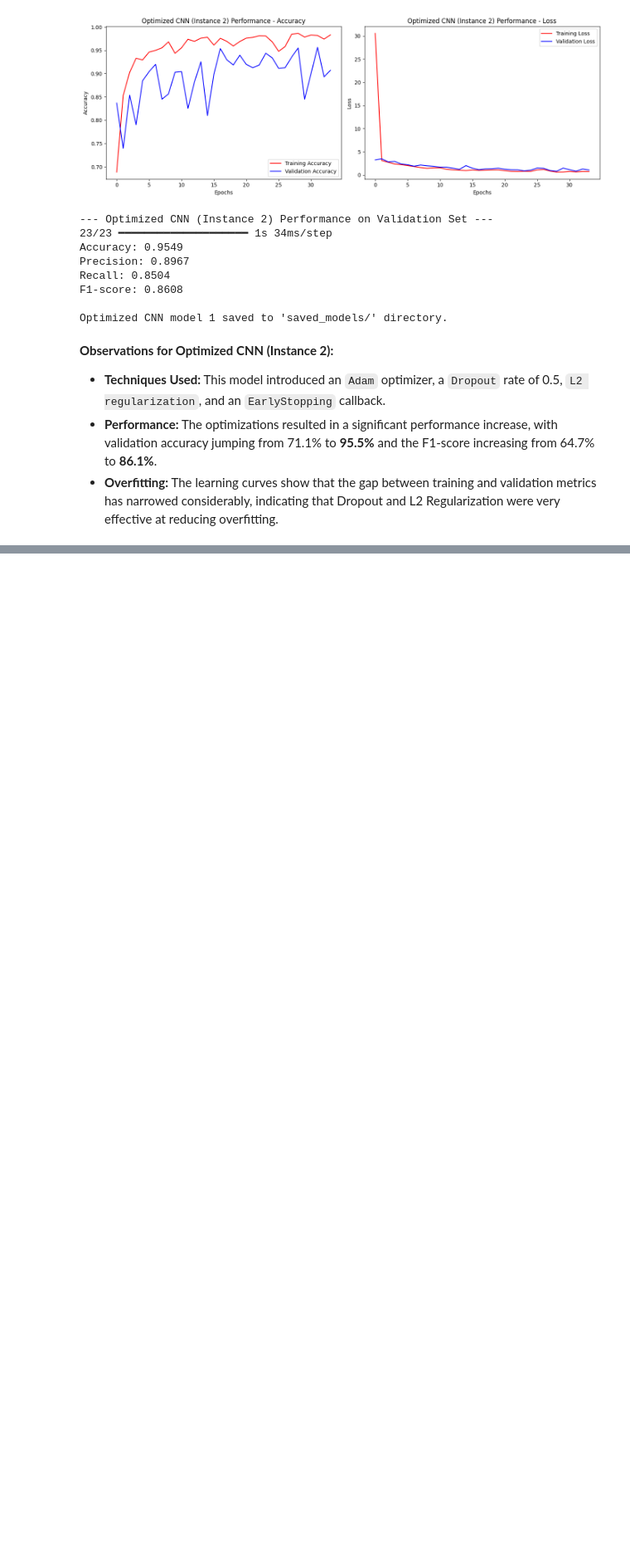
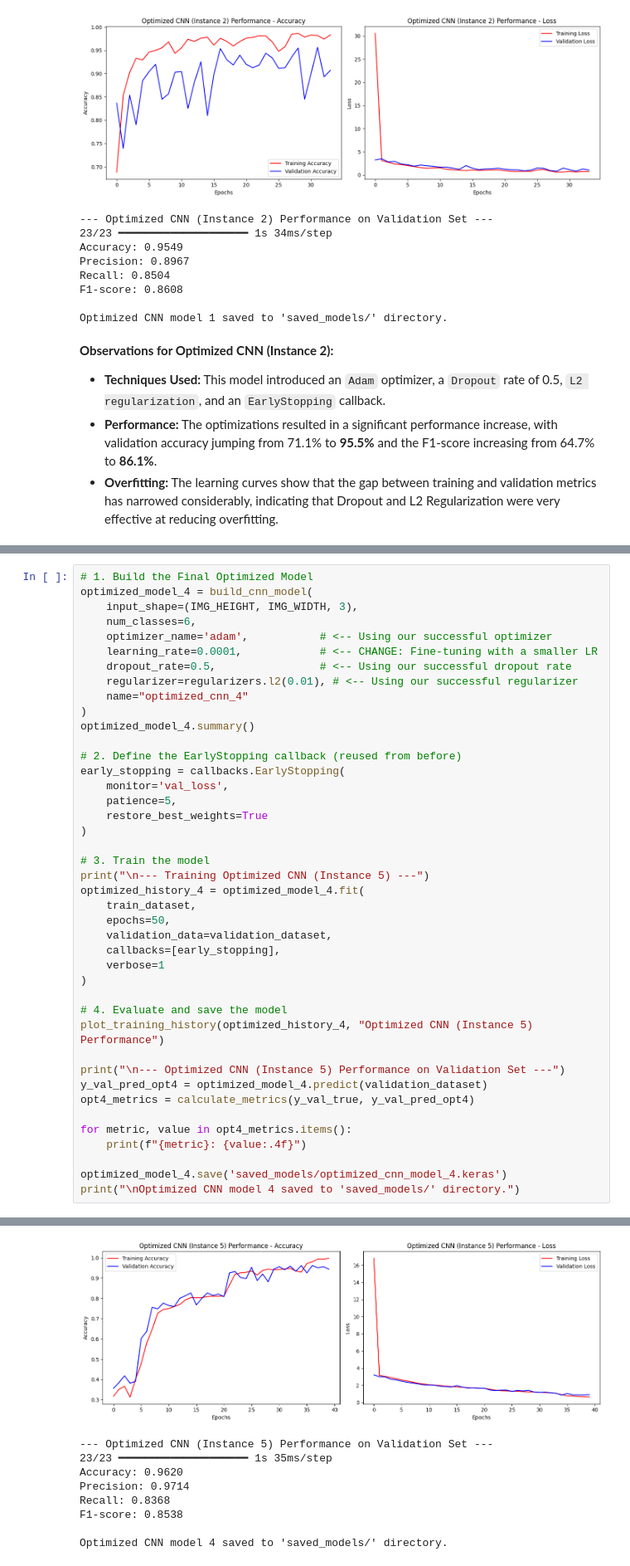
Before and after one commit to Christianib003/rinda-project, a Jupyter notebook: notebook.ipynb, the cells around one changed output, grey strips where cells are left out. Shown at 83% size. Drawn from its saved outputs; the diff is of its cells as text; blank space fills up the shorter version.

```diff
--- a/notebook.ipynb
+++ b/notebook.ipynb
@@ -791,0 +998,43 @@ Optimized CNN model 1 saved to 'saved_models/' directory.
+# %%
+# 1. Build the Final Optimized Model
+optimized_model_4 = build_cnn_model(
+    input_shape=(IMG_HEIGHT, IMG_WIDTH, 3),
+    num_classes=6,
+    optimizer_name='adam',           # <-- Using our successful optimizer
+    learning_rate=0.0001,            # <-- CHANGE: Fine-tuning with a smaller LR
+    dropout_rate=0.5,                # <-- Using our successful dropout rate
+    regularizer=regularizers.l2(0.01), # <-- Using our successful regularizer
+    name="optimized_cnn_4"
+)
+optimized_model_4.summary()
+
+# 2. Define the EarlyStopping callback (reused from before)
+early_stopping = callbacks.EarlyStopping(
+    monitor='val_loss',
+    patience=5,
+    restore_best_weights=True
+)
+
+# 3. Train the model
+print("\n--- Training Optimized CNN (Instance 5) ---")
+optimized_history_4 = optimized_model_4.fit(
+    train_dataset,
+    epochs=50,
+    validation_data=validation_dataset,
+    callbacks=[early_stopping],
+    verbose=1
+)
+
+# 4. Evaluate and save the model
+plot_training_history(optimized_history_4, "Optimized CNN (Instance 5) Performance")
+
+print("\n--- Optimized CNN (Instance 5) Performance on Validation Set ---")
+y_val_pred_opt4 = optimized_model_4.predict(validation_dataset)
+opt4_metrics = calculate_metrics(y_val_true, y_val_pred_opt4)
+
+for metric, value in opt4_metrics.items():
+    print(f"{metric}: {value:.4f}")
+
+optimized_model_4.save('saved_models/optimized_cnn_model_4.keras')
+print("\nOptimized CNN model 4 saved to 'saved_models/' directory.")
+# %% [output]
@@ -791,0 +1081,9 @@ Optimized CNN model 1 saved to 'saved_models/' directory.
+[figure, added]
+--- Optimized CNN (Instance 5) Performance on Validation Set ---
+23/23 ━━━━━━━━━━━━━━━━━━━━ 1s 35ms/step
+Accuracy: 0.9620
+Precision: 0.9714
+Recall: 0.8368
+F1-score: 0.8538
+
+Optimized CNN model 4 saved to 'saved_models/' directory.
```
Also changed, not shown: parts of 9 cells of this notebook, 3 other files.
